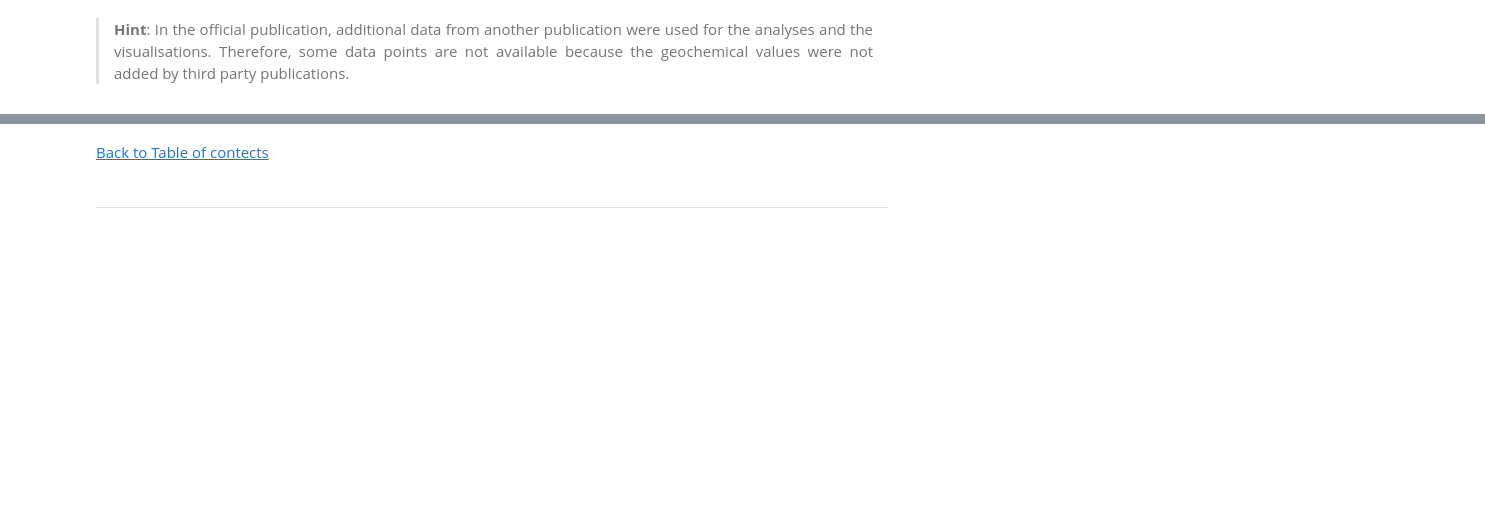
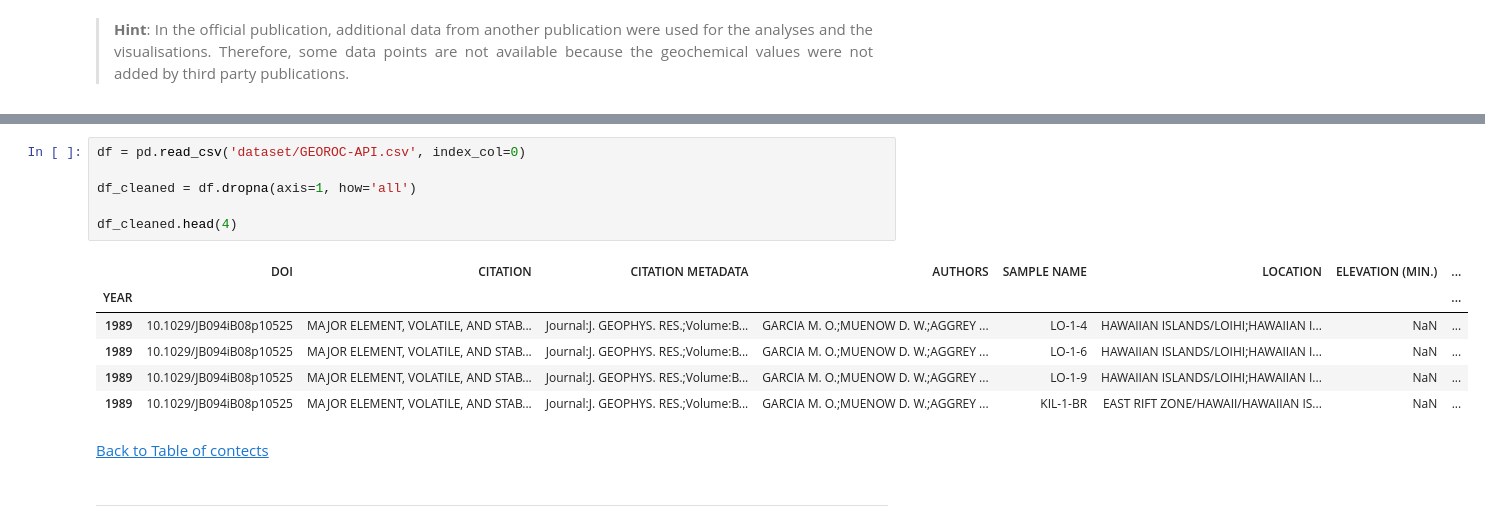
Before and after one commit to digis-georoc/Georoc_jupyter, a Jupyter notebook: Georoc_Notebook.ipynb, the cells around one changed output, grey strips where cells are left out. Cells and saved outputs as stored; diff of their text form; blank space fills up the shorter version.

```diff
--- a/Georoc_Notebook.ipynb
+++ b/Georoc_Notebook.ipynb
@@ -730,3 +869,16 @@ plt.show()
+# %%
+df = pd.read_csv('dataset/GEOROC-API.csv', index_col=0)
+
+df_cleaned = df.dropna(axis=1, how='all')
+
+df_cleaned.head(4)
+# %% [output]
+|  | DOI | CITATION | CITATION METADATA | AUTHORS | SAMPLE NAME | LOCATION | ELEVATION (MIN.) | ... |
+| YEAR |  |  |  |  |  |  |  | ... |
+| 1989 | 10.1029/JB094iB08p10525 | MAJOR ELEMENT, VOLATILE, AND STAB... | Journal:J. GEOPHYS. RES.;Volume:B... | GARCIA M. O.;MUENOW D. W.;AGGREY ... | LO-1-4 | HAWAIIAN ISLANDS/LOIHI;HAWAIIAN I... | NaN | ... |
+| 1989 | 10.1029/JB094iB08p10525 | MAJOR ELEMENT, VOLATILE, AND STAB... | Journal:J. GEOPHYS. RES.;Volume:B... | GARCIA M. O.;MUENOW D. W.;AGGREY ... | LO-1-6 | HAWAIIAN ISLANDS/LOIHI;HAWAIIAN I... | NaN | ... |
+| 1989 | 10.1029/JB094iB08p10525 | MAJOR ELEMENT, VOLATILE, AND STAB... | Journal:J. GEOPHYS. RES.;Volume:B... | GARCIA M. O.;MUENOW D. W.;AGGREY ... | LO-1-9 | HAWAIIAN ISLANDS/LOIHI;HAWAIIAN I... | NaN | ... |
+| 1989 | 10.1029/JB094iB08p10525 | MAJOR ELEMENT, VOLATILE, AND STAB... | Journal:J. GEOPHYS. RES.;Volume:B... | GARCIA M. O.;MUENOW D. W.;AGGREY ... | KIL-1-BR | EAST RIFT ZONE/HAWAII/HAWAIIAN IS... | NaN | ... |
 # %% [markdown]
 [Back to Table of contects](#table)
 # %% [markdown]
```
Also changed, not shown: parts of 21 cells of this notebook, 3 other files.
